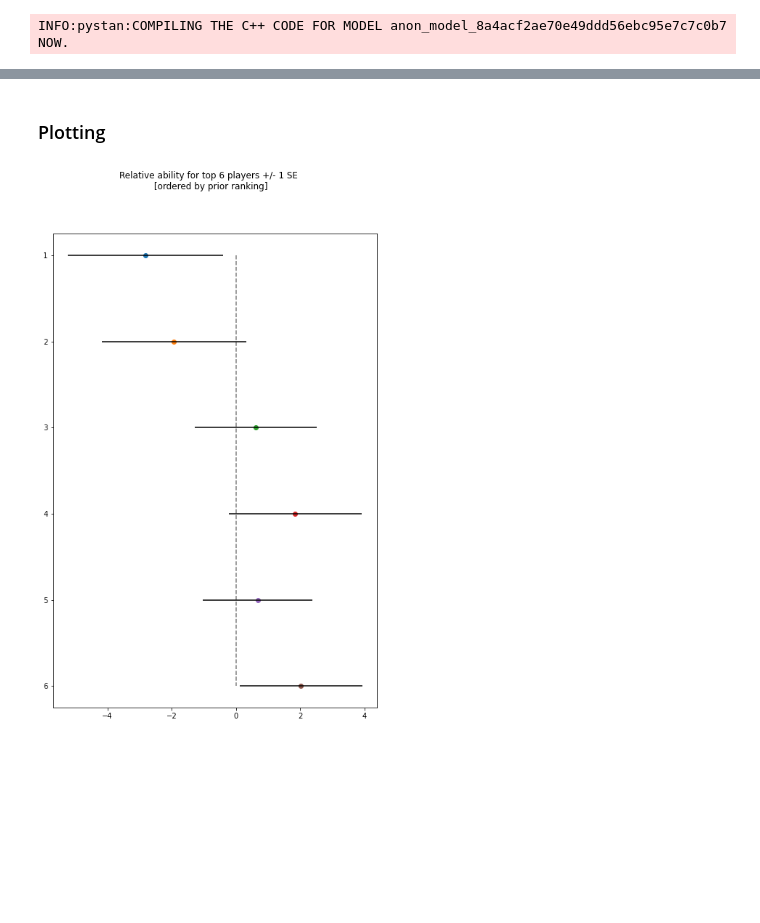
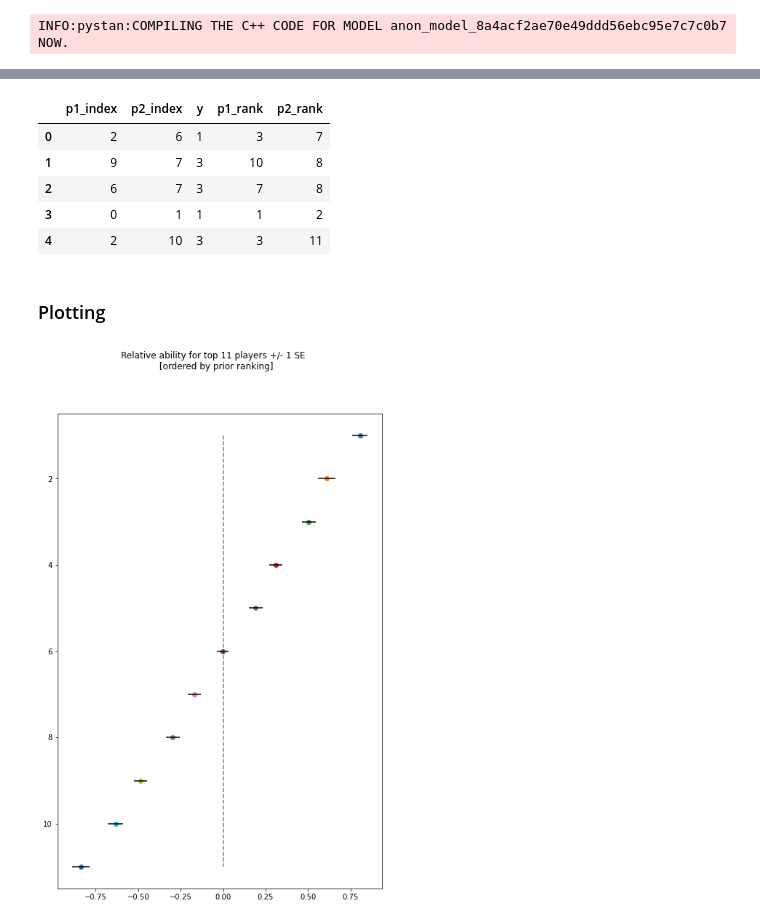
Before and after one commit to maw501/bayesian-chess-prediction, a Jupyter notebook: notebooks/fake_data_simulation.ipynb, the cells around one changed output, grey strips where cells are left out. Saved outputs shown, nothing was run; the diff lists cells and outputs as text; code cells hidden in the pictures; blank space fills up the shorter version.

```diff
--- a/notebooks/fake_data_simulation.ipynb
+++ b/notebooks/fake_data_simulation.ipynb
@@ -29,0 +29,18 @@ prior_score_fake = (prior_fake - np.mean(prior_fake)) / (2 * np.std(prior_fake,
+# %%
+sigma_a = 0.25
+sigma_y = 1
+cutpoints = [-1.25, 0.75]
+# %%
+relative_abilities = [1, 0.8, 0.5, 0.4, 0, -0.2, -0.5, -0.75]
+relative_abilities = np.linspace(1, -1, 11)
+num_players = len(relative_abilities)
+# %%
+num_games = 10_000
+p1, p2, outcomes = [], [], []
+for i in range(num_games):
+    player_1, player_2 = random.sample(range(num_players), k=2)
+    player_1_ability, player_2_ability = relative_abilities[player_1], relative_abilities[player_2]
+    y_game = simulate_games(player_1_ability, player_2_ability, sigma_a, sigma_y, cutpoints, 1).astype(int)[0]
+    p1.append(player_1)
+    p2.append(player_2)
+    outcomes.append(y_game)
@@ -80,8 +96,17 @@ arviz.plot_trace(inference_data, var_names=["b", "sigma_a", "c"]);
+# %%
+df.head()
+# %% [output]
+|  | p1_index | p2_index | y | p1_rank | p2_rank |
+| 0 | 2 | 6 | 1 | 3 | 7 |
+| 1 | 9 | 7 | 3 | 10 | 8 |
+| 2 | 6 | 7 | 3 | 7 | 8 |
+| 3 | 0 | 1 | 1 | 1 | 2 |
+| 4 | 2 | 10 | 3 | 3 | 11 |
 # %% [markdown]
 ### Plotting
 # %%
 fig, ax = plt.subplots(figsize=(8, 12))
-plot_top_n_players = num_fake_players
+plot_top_n_players = num_players
 
 for i in range(plot_top_n_players):
     a_mean = params["a"][:, i].mean()
@@ -93,7 +118,7 @@ plt.vlines(0, 1, plot_top_n_players, linestyle="--", alpha=0.5);
 plt.gca().invert_yaxis();
 plt.suptitle(f"Relative ability for top {plot_top_n_players} players +/- 1 SE \n [ordered by prior ranking]");
 # %% [output]
-[figure, old version]
+[figure, new version]
 # %%
 levels = [1, 2, 3]
 out = []
```
Also changed, not shown: parts of 18 cells of this notebook, 1 other file.
